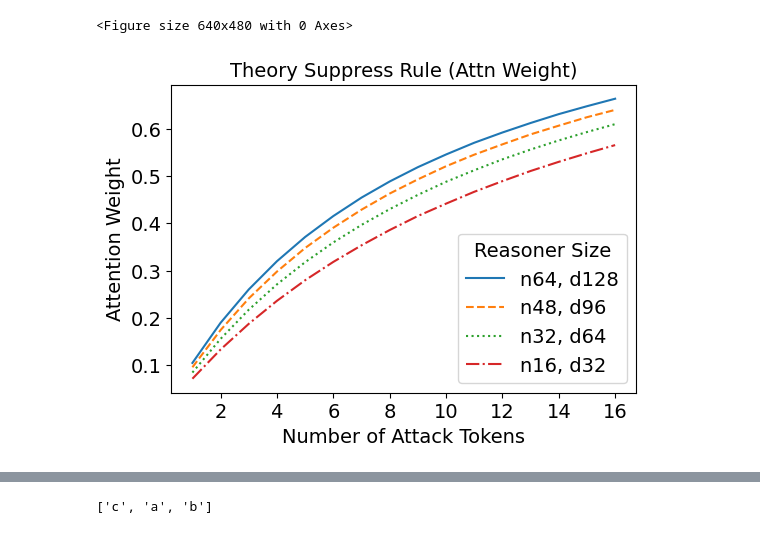
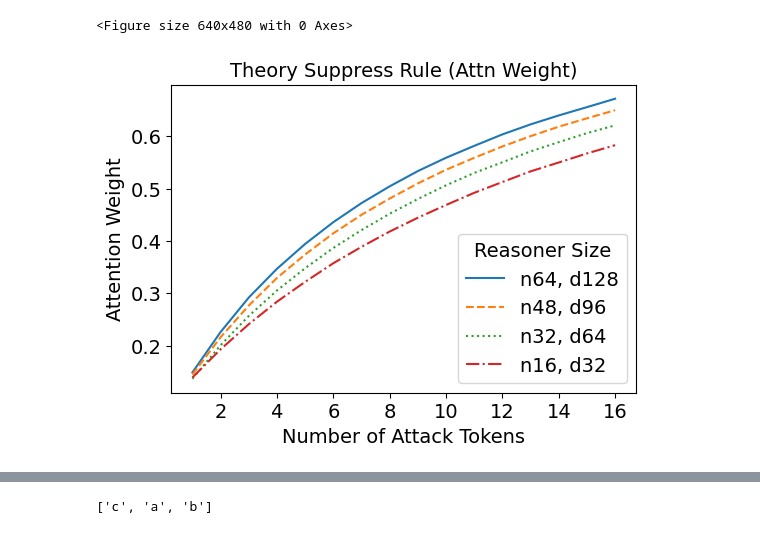
Before and after one commit to AntonXue/tf_logic, a Jupyter notebook: notebooks/experiments/exp2_theory_attacks.ipynb, the cells around one changed output, grey strips where cells are left out. Drawn from its saved outputs; the diff is of its cells as text; code cells hidden in the pictures.

```diff
--- a/notebooks/experiments/exp2_theory_attacks.ipynb
+++ b/notebooks/experiments/exp2_theory_attacks.ipynb
@@ -62,38 +62,38 @@ plt.savefig("images/exp2_suppress_rule_acc.png", bbox_inches="tight", transparen
 # %%
 plt.clf()
 fig = plt.figure(figsize=(6,4))
 
-x_64, y_64 = get_col_as_np(suppress_rule_df, "adv_ns1_attn_wts",
+x_64, y_64 = get_col_as_np(suppress_rule_df, "adv_ns1_atk_wts",
     [("num_vars", 64), ("embed_dim", 128), ("reasoner_type", "learned")]
 )
 
-x_48, y_48 = get_col_as_np(suppress_rule_df, "adv_ns1_attn_wts",
+x_48, y_48 = get_col_as_np(suppress_rule_df, "adv_ns1_atk_wts",
     [("num_vars", 48), ("embed_dim", 96), ("reasoner_type", "learned")]
 )
 
-x_32, y_32 = get_col_as_np(suppress_rule_df, "adv_ns1_attn_wts",
+x_32, y_32 = get_col_as_np(suppress_rule_df, "adv_ns1_atk_wts",
     [("num_vars", 32), ("embed_dim", 64), ("reasoner_type", "learned")]
 )
 
-x_16, y_16 = get_col_as_np(suppress_rule_df, "adv_ns1_attn_wts",
+x_16, y_16 = get_col_as_np(suppress_rule_df, "adv_ns1_atk_wts",
     [("num_vars", 16), ("embed_dim", 32), ("reasoner_type", "learned")]
 )
 
 plt.plot(x_64, y_64, linestyle="solid", label="n64, d128")
 plt.plot(x_48, y_48, linestyle="dashed", label="n48, d96")
 plt.plot(x_32, y_32, linestyle="dotted", label="n32, d64")
 plt.plot(x_16, y_16, linestyle="dashdot", label="n16, d32")
 plt.legend(loc="lower right", title="Reasoner Size", fontsize=legend_fs, title_fontsize=legend_fs)
 plt.ylabel("Attention Weight", fontsize=axis_fs)
 plt.xlabel("Number of Attack Tokens", fontsize=axis_fs)
 plt.yticks(fontsize=tick_fs)
 plt.xticks(fontsize=tick_fs)
 plt.title("Theory Suppress Rule (Attn Weight)", fontsize=title_fs)
 # plt.title("Attack Tokens Attention vs Suppressed Rule Attention", fontsize=title_fs)
 plt.savefig("images/exp2_suppress_rule_attn.png", bbox_inches="tight", transparent=True)
 # %% [output]
 <Figure size 640x480 with 0 Axes>
-[figure, old version]
+[figure, new version]
 # %%
 # Knowledge Amnesia
 # %%
```
Also changed, not shown: parts of 5 cells of this notebook, 6 other files.
